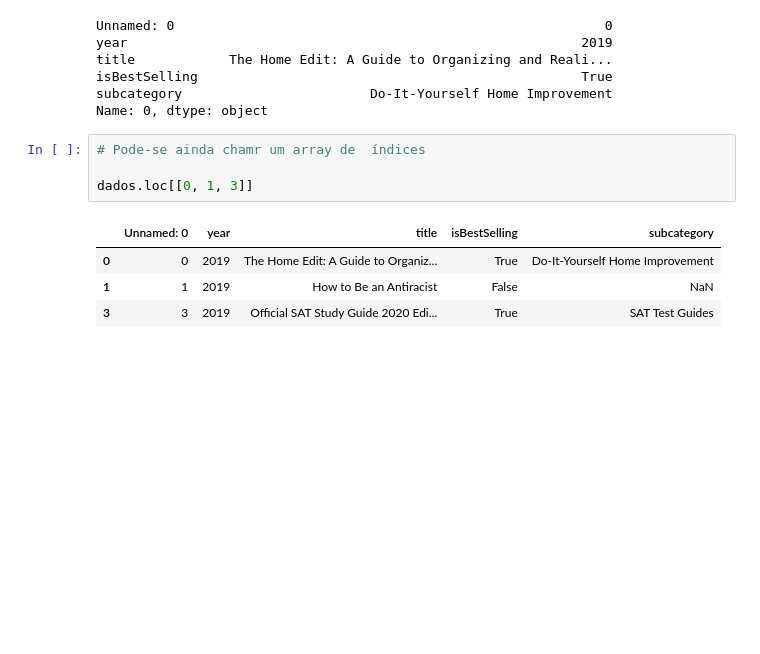
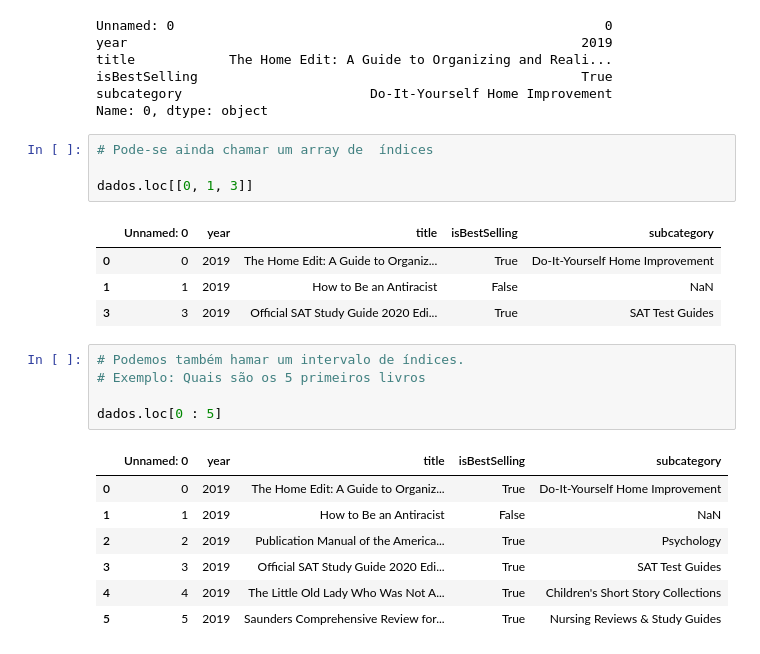
Before and after one commit to pedrohsc-dev/pandas2, a Jupyter notebook: pandas2.ipynb, the cells around one changed output. Drawn from its saved outputs; the diff is of its cells as text; blank space fills up the shorter version.

```diff
--- a/pandas2.ipynb
+++ b/pandas2.ipynb
@@ -74,7 +74,7 @@ isBestSelling                                                 True
 subcategory                        Do-It-Yourself Home Improvement
 Name: 0, dtype: object
 # %%
-# Pode-se ainda chamr um array de  índices
+# Pode-se ainda chamar um array de  índices
 
 dados.loc[[0, 1, 3]]
 # %% [output]
@@ -82,3 +82,16 @@ dados.loc[[0, 1, 3]]
 | 0 | 0 | 2019 | The Home Edit: A Guide to Organiz... | True | Do-It-Yourself Home Improvement |
 | 1 | 1 | 2019 | How to Be an Antiracist | False | NaN |
 | 3 | 3 | 2019 | Official SAT Study Guide 2020 Edi... | True | SAT Test Guides |
+# %%
+# Podemos também hamar um intervalo de índices.
+# Exemplo: Quais são os 5 primeiros livros
+
+dados.loc[0 : 5]
+# %% [output]
+|  | Unnamed: 0 | year | title | isBestSelling | subcategory |
+| 0 | 0 | 2019 | The Home Edit: A Guide to Organiz... | True | Do-It-Yourself Home Improvement |
+| 1 | 1 | 2019 | How to Be an Antiracist | False | NaN |
+| 2 | 2 | 2019 | Publication Manual of the America... | True | Psychology |
+| 3 | 3 | 2019 | Official SAT Study Guide 2020 Edi... | True | SAT Test Guides |
+| 4 | 4 | 2019 | The Little Old Lady Who Was Not A... | True | Children's Short Story Collections |
+| 5 | 5 | 2019 | Saunders Comprehensive Review for... | True | Nursing Reviews & Study Guides |
```
Also changed, not shown: parts of 11 cells of this notebook.
